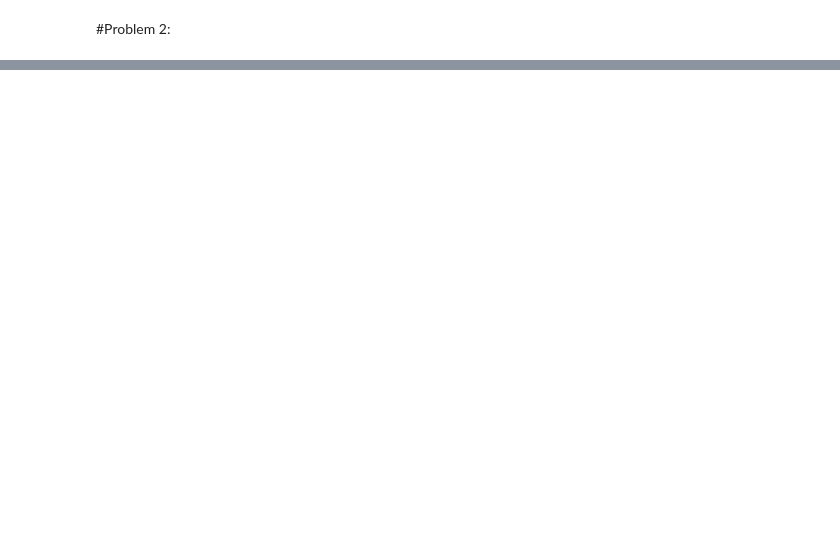
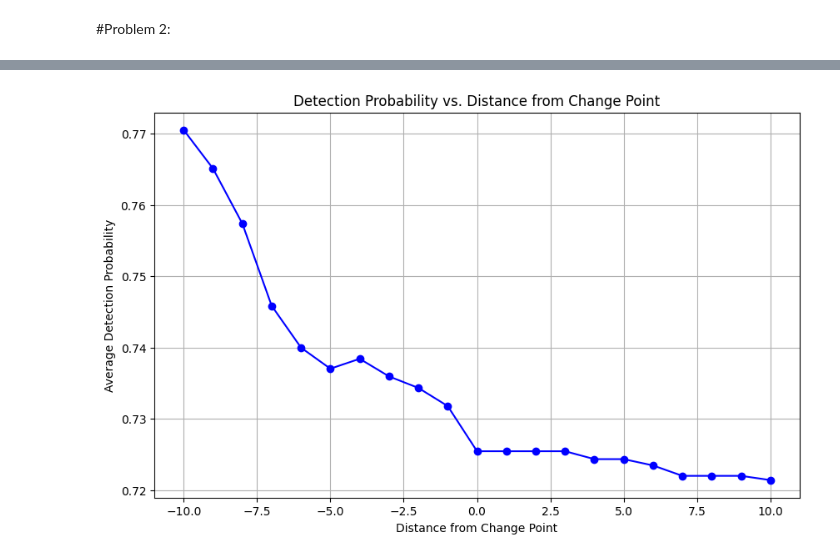
Before and after one commit to pavspatel7/DL_HW3, a Jupyter notebook: HW3.ipynb, the cells around one changed output, grey strips where cells are left out. Saved outputs shown, nothing was run; the diff lists cells and outputs as text; code cells hidden in the pictures; blank space fills up the shorter version.

```diff
--- a/HW3.ipynb
+++ b/HW3.ipynb
@@ -209,0 +486,14 @@ P4 Model: 0 to 9 images
+# %%
+sequences, labels = generate_data()
+
+dataset = VariableLengthSequenceDataset(sequences, labels)
+train_size = int(0.8 * len(dataset))
+test_size = len(dataset) - train_size
+train_dataset, test_dataset = random_split(dataset, [train_size, test_size])
+
+train_loader = DataLoader(train_dataset, batch_size=64, shuffle=True, collate_fn=collate_fn)
+test_loader = DataLoader(test_dataset, batch_size=64, shuffle=False, collate_fn=collate_fn)
+
+model = CNNModel()
+criterion = nn.BCELoss()
+optimizer = optim.Adam(model.parameters(), lr=0.001)
@@ -209,0 +559,45 @@ P4 Model: 0 to 9 images
+# %%
+def evaluate_and_plot(model, dataloader):
+    model.eval()
+    distances = list(range(-10, 11))
+    detection_probabilities = {distance: [] for distance in distances}
+
+    with torch.no_grad():
+        for sequences, labels in dataloader:
+            outputs = model(sequences).squeeze()  # Model predictions
+
+            for i, sequence in enumerate(sequences):
+                seq_len = len(sequence)
+                label = labels[i]
+                change_points = (label > 0).nonzero().view(-1)
+
+                if len(change_points) > 0:
+                    change_point = change_points[0].item()
+
+                    for distance in distances:
+                        timestep = change_point + distance
+                        if 0 <= timestep < seq_len:
+                            detection_probability = outputs[i].item()
+                            detection_probabilities[distance].append(detection_probability)
+
+    # Calculating average probabilities for each distance
+    avg_detection_probs = []
+    for distance in distances:
+        if detection_probabilities[distance]:
+            avg_detection_probs.append(np.mean(detection_probabilities[distance]))
+        else:
+            avg_detection_probs.append(0)
+
+    # Plotting
+    plt.figure(figsize=(10, 6))
+    plt.plot(distances, avg_detection_probs, marker='o', linestyle='-', color='blue')
+    plt.xlabel('Distance from Change Point')
+    plt.ylabel('Average Detection Probability')
+    plt.title('Detection Probability vs. Distance from Change Point')
+    plt.grid(True)
+    plt.show()
+
+# Call the function with the test dataloader
+evaluate_and_plot(model, test_loader)
+# %% [output]
+[figure, added]
```
Also changed, not shown: parts of 19 cells of this notebook.
